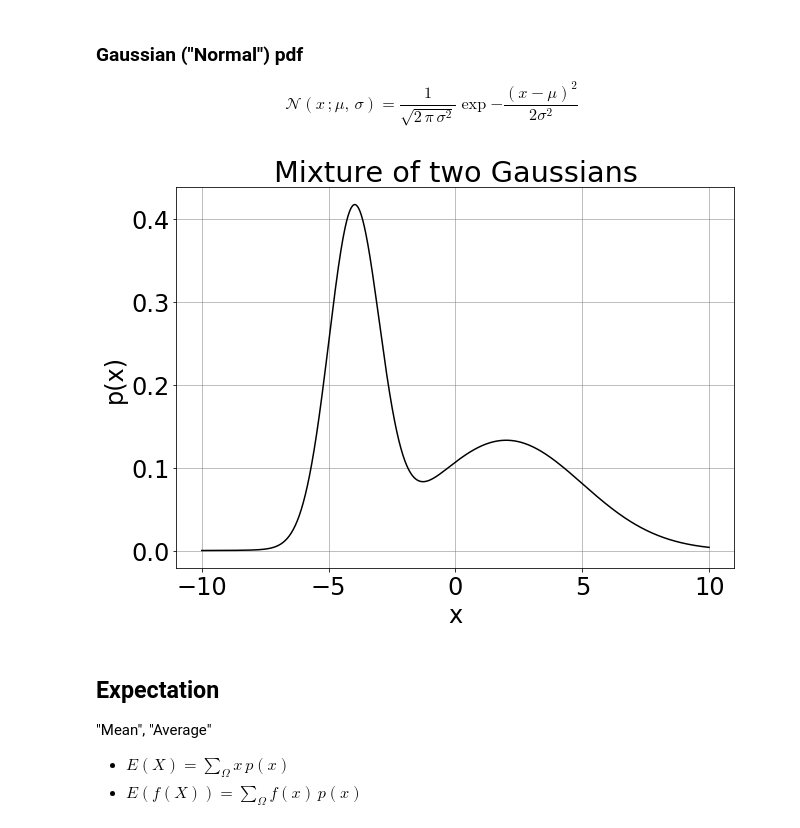
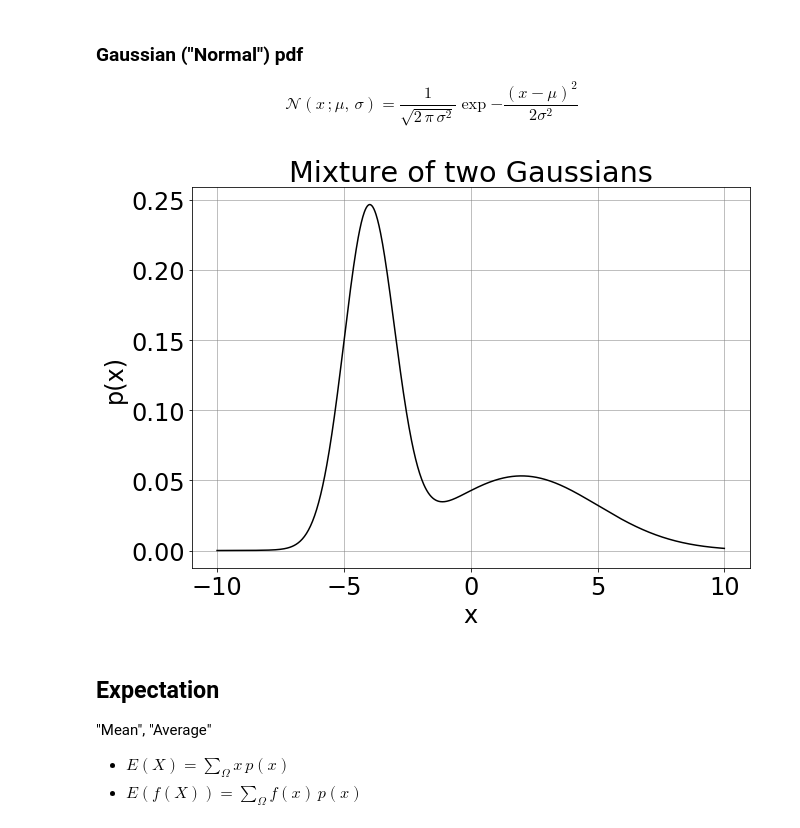
Before and after one commit to bogovicj/JaneliaMLCourse, a Jupyter notebook: lecture_1/Lecture_1.ipynb, the cells around one changed output. Drawn from its saved outputs; the diff is of its cells as text; code cells hidden in the pictures.

```diff
--- a/lecture_1/Lecture_1.ipynb
+++ b/lecture_1/Lecture_1.ipynb
@@ -708,16 +711,16 @@ plt.title('Gaussian pdf');
 # %%
 from scipy.stats import norm
 
 dist1 = norm(-4, 1)
 dist2 = norm(2, 3)
 x = np.linspace(-10, 10, 1000)
 
-plt.plot(x, dist1.pdf(x) + dist2.pdf(x), c='black');
+plt.plot(x, 0.6*dist1.pdf(x) + 0.4*dist2.pdf(x), c='black');
 plt.xlabel("x");
 plt.ylabel("p(x)");
 plt.title("Mixture of two Gaussians");
 # %% [output]
-[figure, old version]
+[figure, new version]
 # %% [markdown]
 ## Expectation
 "Mean", "Average"
```
Also changed, not shown: parts of 10 cells of this notebook.
